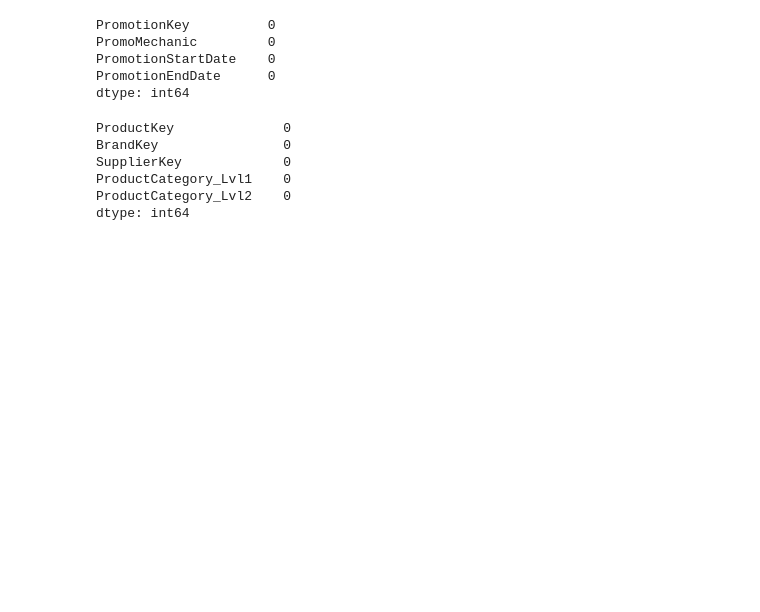
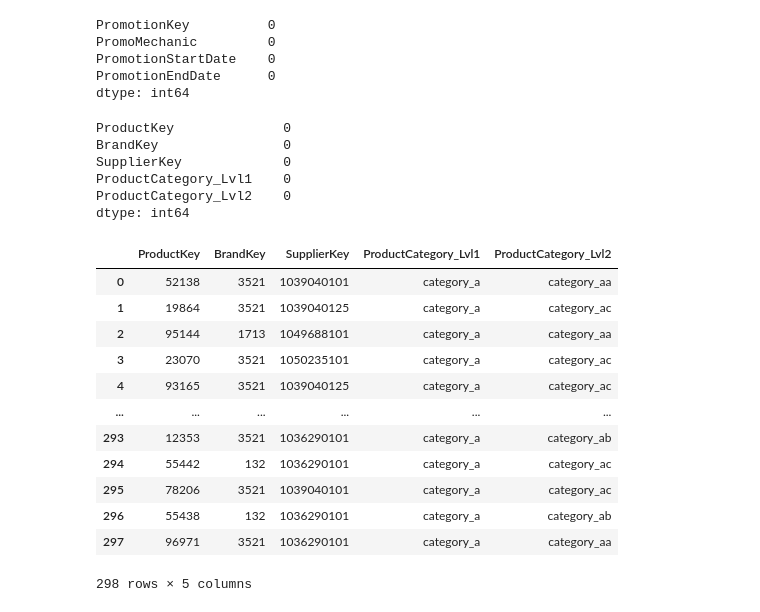
Before and after one commit to Kasrazn97/hackathon, a Jupyter notebook: EDA.ipynb, the cells around one changed output. Drawn from its saved outputs; the diff is of its cells as text; code cells hidden in the pictures; blank space fills up the shorter version.

```diff
--- a/EDA.ipynb
+++ b/EDA.ipynb
@@ -210,3 +215,19 @@ SupplierKey             0
 ProductCategory_Lvl1    0
 ProductCategory_Lvl2    0
 dtype: int64
+# %%
+df_product_clean
+# %% [output]
+|  | ProductKey | BrandKey | SupplierKey | ProductCategory_Lvl1 | ProductCategory_Lvl2 |
+| 0 | 52138 | 3521 | 1039040101 | category_a | category_aa |
+| 1 | 19864 | 3521 | 1039040125 | category_a | category_ac |
+| 2 | 95144 | 1713 | 1049688101 | category_a | category_aa |
+| 3 | 23070 | 3521 | 1050235101 | category_a | category_ac |
+| 4 | 93165 | 3521 | 1039040125 | category_a | category_ac |
+| ... | ... | ... | ... | ... | ... |
+| 293 | 12353 | 3521 | 1036290101 | category_a | category_ab |
+| 294 | 55442 | 132 | 1036290101 | category_a | category_ac |
+| 295 | 78206 | 3521 | 1039040101 | category_a | category_ac |
+| 296 | 55438 | 132 | 1036290101 | category_a | category_ab |
+| 297 | 96971 | 3521 | 1036290101 | category_a | category_aa |
+298 rows × 5 columns
```
Also changed, not shown: parts of 7 cells of this notebook.
